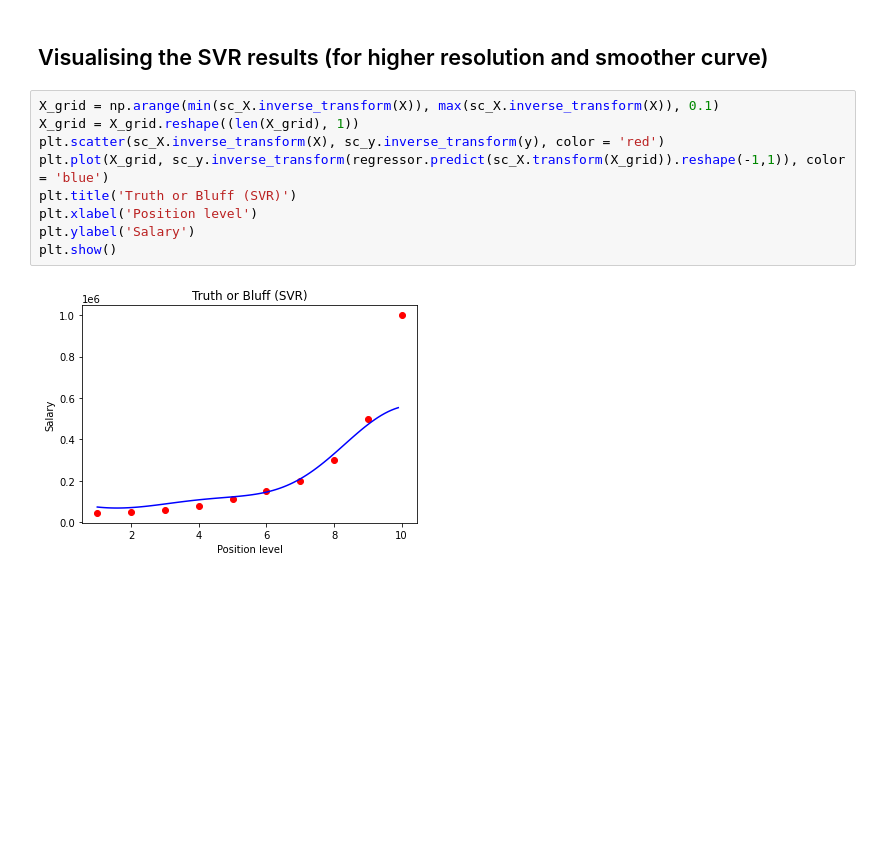
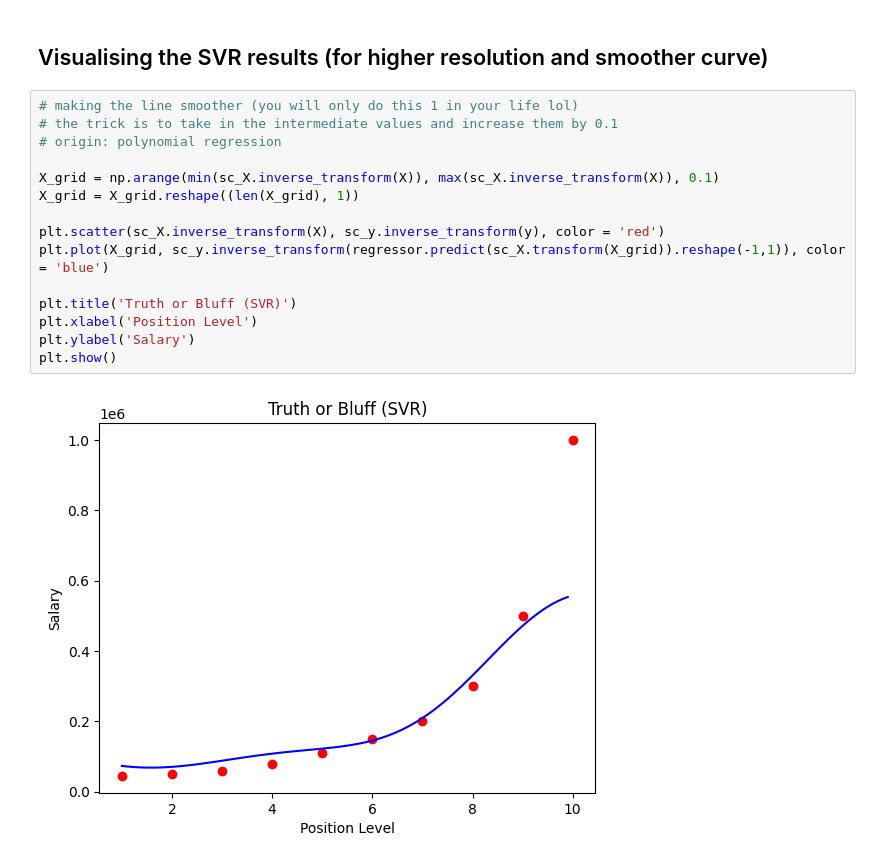
Before and after one commit to blueslaboratory/machine-learning-az, a Jupyter notebook: Machine Learning A-Z (Codes and Datasets)/Part 02 - Regression/Section 7 - Support Vector Regression (SVR)/support_vector_regression.ipynb, the cells around one changed output. Drawn from its saved outputs; the diff is of its cells as text; blank space fills up the shorter version.

```diff
--- a/Machine Learning A-Z (Codes and Datasets)/Part 02 - Regression/Section 7 - Support Vector Regression (SVR)/support_vector_regression.ipynb
+++ b/Machine Learning A-Z (Codes and Datasets)/Part 02 - Regression/Section 7 - Support Vector Regression (SVR)/support_vector_regression.ipynb
@@ -114,13 +152,19 @@ plt.show()
 # %% [markdown]
 ## Visualising the SVR results (for higher resolution and smoother curve)
 # %%
+# making the line smoother (you will only do this 1 in your life lol)
+# the trick is to take in the intermediate values and increase them by 0.1
+# origin: polynomial regression
+
 X_grid = np.arange(min(sc_X.inverse_transform(X)), max(sc_X.inverse_transform(X)), 0.1)
 X_grid = X_grid.reshape((len(X_grid), 1))
+
 plt.scatter(sc_X.inverse_transform(X), sc_y.inverse_transform(y), color = 'red')
 plt.plot(X_grid, sc_y.inverse_transform(regressor.predict(sc_X.transform(X_grid)).reshape(-1,1)), color = 'blue')
+
 plt.title('Truth or Bluff (SVR)')
-plt.xlabel('Position level')
+plt.xlabel('Position Level')
 plt.ylabel('Salary')
 plt.show()
 # %% [output]
-[figure, old version]
+[figure, new version]
```
Also changed, not shown: parts of 17 cells of this notebook, 10 other files.
